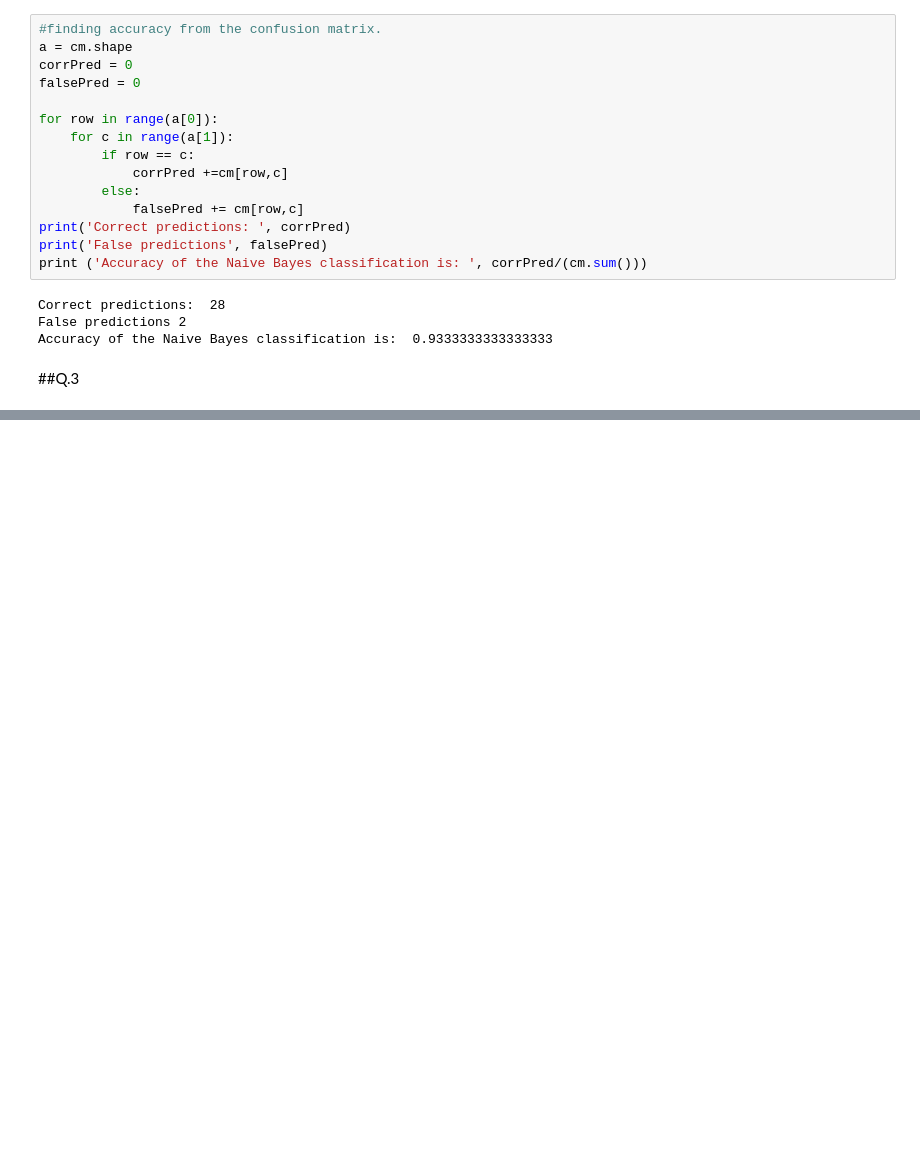
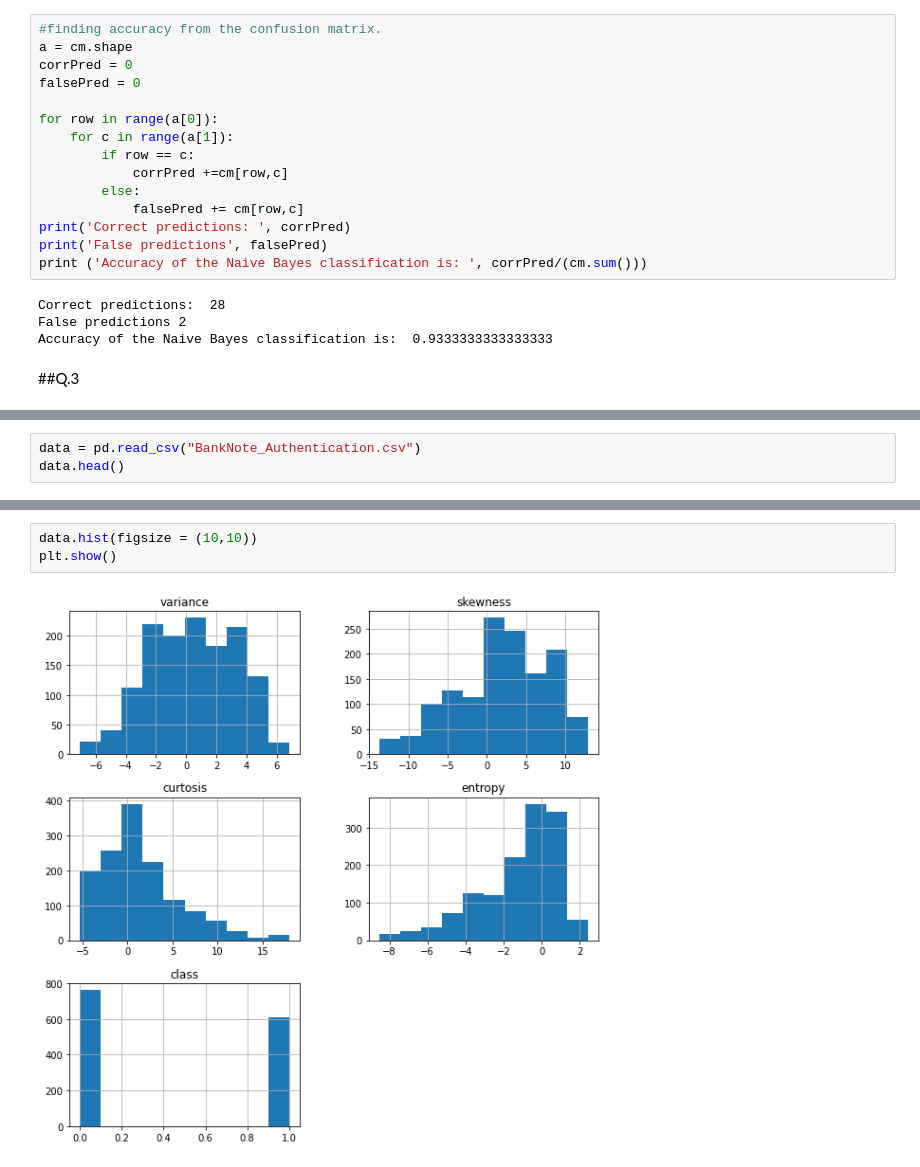
Before and after one commit to konarksharma2001/Machine-Learning, a Jupyter notebook: ML_Lab_Assignment_4.ipynb, the cells around one changed output, grey strips where cells are left out. Cells and saved outputs as stored; diff of their text form; blank space fills up the shorter version.

```diff
--- a/ML_Lab_Assignment_4.ipynb
+++ b/ML_Lab_Assignment_4.ipynb
@@ -206,0 +373,3 @@ Accuracy of the Naive Bayes classification is:  0.9333333333333333
+# %%
+data = pd.read_csv("BankNote_Authentication.csv")
+data.head()
@@ -206,0 +410,5 @@ Accuracy of the Naive Bayes classification is:  0.9333333333333333
+# %%
+data.hist(figsize = (10,10))
+plt.show()
+# %% [output]
+[figure, added]
```
Also changed, not shown: parts of 32 cells of this notebook.
